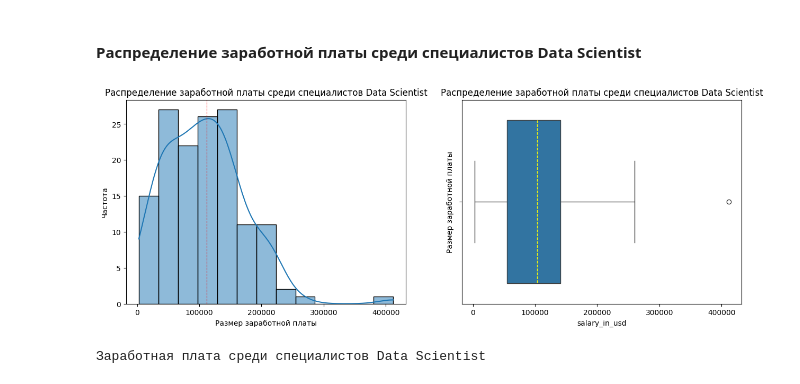
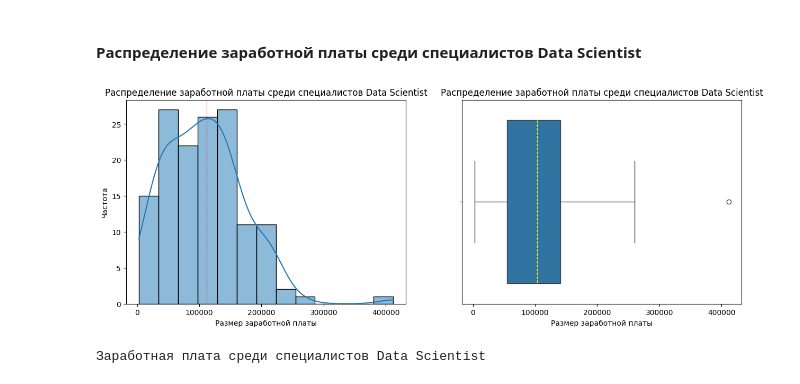
Before and after one commit to LNarnia/new_DS, a Jupyter notebook: Skillfactory/EDA_4/Исследование_данных_HR_агенства.ipynb, the cells around one changed output. Drawn from its saved outputs; the diff is of its cells as text; code cells hidden in the pictures.

```diff
--- a/Skillfactory/EDA_4/Исследование_данных_HR_агенства.ipynb
+++ b/Skillfactory/EDA_4/Исследование_данных_HR_агенства.ipynb
@@ -605,20 +595,20 @@ Name: salary_in_usd, dtype: float64
 # %%
 fig, axes = plt.subplots(1, 2, figsize=(15, 5))
 
 # Строим гистограмму, показывающую распределение заработной платы среди специалистов Data Scientist
 sns.histplot(data_sc['salary_in_usd'], kde=True, ax=axes[0])
 axes[0].set(xlabel='Размер заработной платы', ylabel='Частота')
 axes[0].set_title('Распределение заработной платы среди специалистов Data Scientist')
 axes[0].axvline(data['salary_in_usd'].mean(), color='red', linestyle='--', linewidth=0.8)
 
 # Строим коробчатую, показывающую распределение заработной платы среди специалистов Data Scientist
 sns.boxplot(data_sc['salary_in_usd'], ax=axes[1], orient='h', medianprops={"color": "yellow", "linestyle": '--'})
-axes[1].set(ylabel='Размер заработной платы')
+axes[1].set(xlabel='Размер заработной платы')
 axes[1].set_title('Распределение заработной платы среди специалистов Data Scientist')
 
 plt.show()
 # %% [output]
-[figure, old version]
+[figure, new version]
 # %%
 salary_data_ds = data_sc['salary_in_usd'].describe().round(2)
 print('Заработная плата среди специалистов Data Scientist')
```
Also changed, not shown: parts of 37 cells of this notebook.
